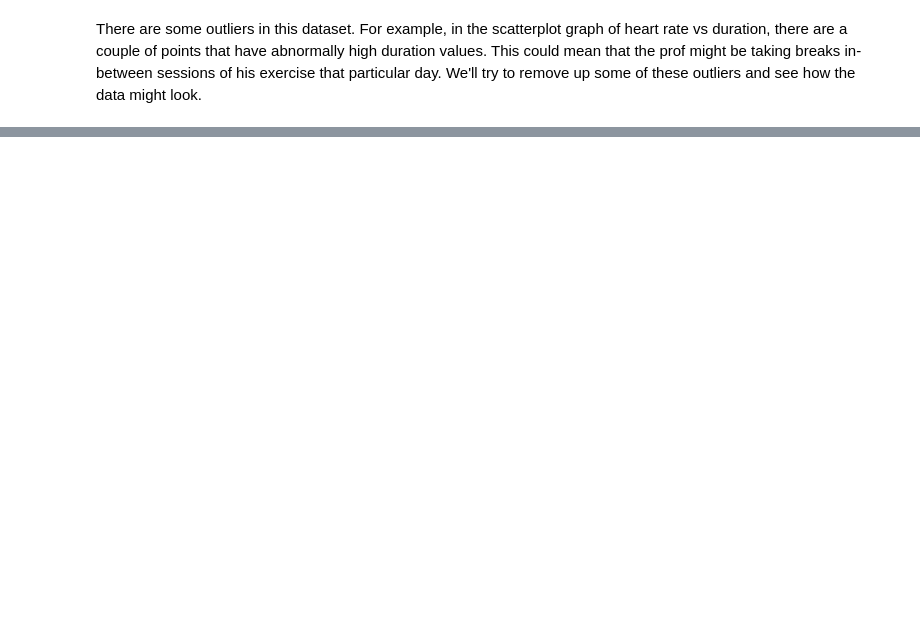
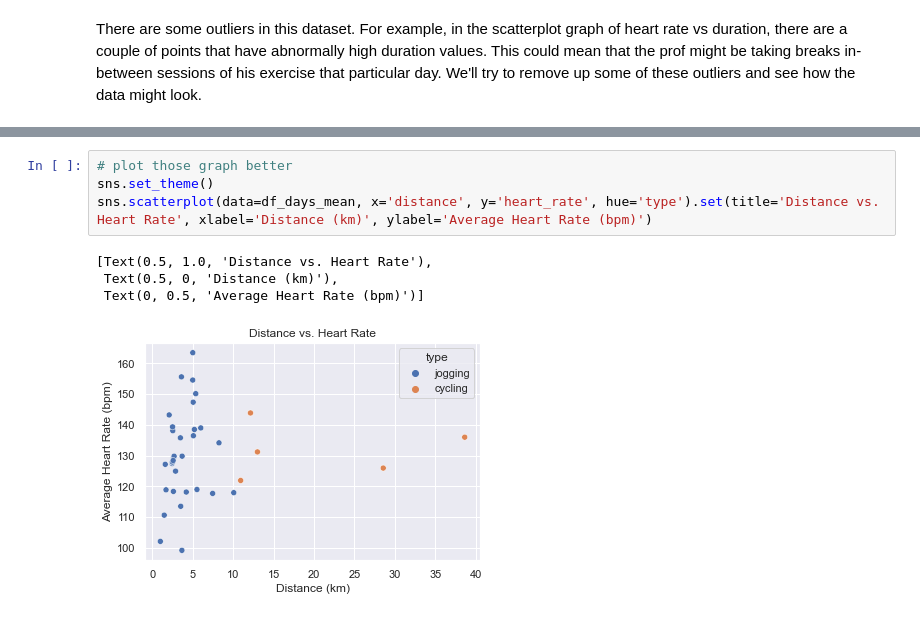
Before and after one commit to Yoshi3003/mads, a Jupyter notebook: siads521/assignment4/Untitled1.ipynb, the cells around one changed output, grey strips where cells are left out. Cells and saved outputs as stored; diff of their text form; blank space fills up the shorter version.

```diff
--- a/siads521/assignment4/Untitled1.ipynb
+++ b/siads521/assignment4/Untitled1.ipynb
@@ -131,0 +146,9 @@ sns.pairplot(x_vars=cols, y_vars=cols, data=df_days_mean, height=5);
+# %%
+# plot those graph better
+sns.set_theme()
+sns.scatterplot(data=df_days_mean, x='distance', y='heart_rate', hue='type').set(title='Distance vs. Heart Rate', xlabel='Distance (km)', ylabel='Average Heart Rate (bpm)')
+# %% [output]
+[Text(0.5, 1.0, 'Distance vs. Heart Rate'),
+ Text(0.5, 0, 'Distance (km)'),
+ Text(0, 0.5, 'Average Heart Rate (bpm)')]
+[figure, added]
```
Also changed, not shown: parts of 10 cells of this notebook.
